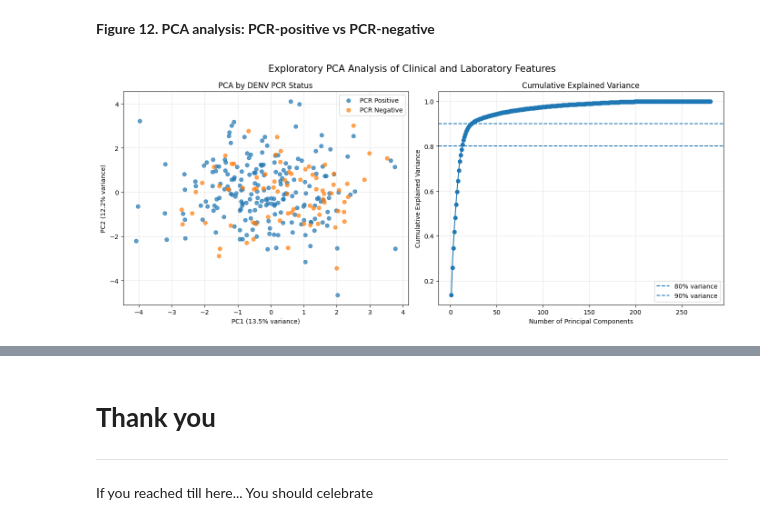
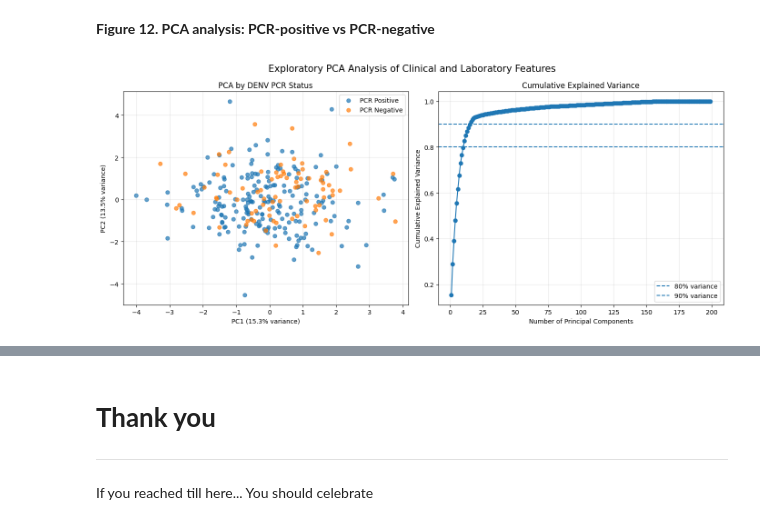
Before and after one commit to qaiserfatmi/Dengue, a Jupyter notebook: Dengue_ML_Analysis_New.ipynb, the cells around one changed output, grey strips where cells are left out. Saved outputs shown, nothing was run; the diff lists cells and outputs as text; code cells hidden in the pictures.

```diff
--- a/Dengue_ML_Analysis_New.ipynb
+++ b/Dengue_ML_Analysis_New.ipynb
@@ -293,14 +293,3 @@ PCR_positive
 Name: count, dtype: int64
 # %% [markdown]
 **Step 10 — Remove ID, date, sample, and administrative columns**
-# %%
-drop_keywords = ["id", "name", "mr", "file", "date", "sample", "n"]
-
-drop_cols = [
-    col for col in X.columns
-    if any(keyword in col.lower() for keyword in drop_keywords)
-]
-
-X = X.drop(columns=drop_cols, errors="ignore")
-
-print("Final X shape:", X.shape)
@@ -1036,8 +1029,47 @@ plt.show()
 # %% [markdown]
 **Figure 12. PCA analysis: PCR-positive vs PCR-negative**
 # %%
-# Transform features using the existing preprocessor
-X_processed = preprocessor.fit_transform(X_fixed)
+from sklearn.decomposition import PCA
+import matplotlib.pyplot as plt
+import pandas as pd
+import numpy as np
+
+# ---------------------------------------------------------
+# PCA-only dataset: remove study-design variables
+# ---------------------------------------------------------
+
+X_pca_clinical = X_fixed.drop(columns=["year", "aim"], errors="ignore")
+
+# Recreate numeric and categorical features for PCA dataset
+numeric_features_pca = X_pca_clinical.select_dtypes(
+    include=["int64", "float64"]
+).columns.tolist()
+
+categorical_features_pca = X_pca_clinical.select_dtypes(
+    include=["object", "category", "bool"]
+).columns.tolist()
+
+# Build PCA-specific preprocessor
+numeric_transformer_pca = Pipeline(steps=[
+    ("imputer", SimpleImputer(strategy="median")),
+    ("scaler", StandardScaler())
+])
+
+categorical_transformer_pca = Pipeline(steps=[
+    ("imputer", SimpleImputer(strategy="most_frequent")),
+    ("onehot", OneHotEncoder(handle_unknown="ignore", sparse_output=False))
+])
+
+preprocessor_pca = ColumnTransformer(
+    transformers=[
+        ("num", numeric_transformer_pca, numeric_features_pca),
+        ("cat", categorical_transformer_pca, categorical_features_pca)
+    ],
+    sparse_threshold=0
+)
+
+# Transform features
+X_processed = preprocessor_pca.fit_transform(X_pca_clinical)
 
 # PCA for 2D visualization
 pca_2d = PCA(n_components=2, random_state=42)
@@ -1050,7 +1082,7 @@ pca_full.fit(X_processed)
 explained_variance = pca_full.explained_variance_ratio_
 cumulative_variance = np.cumsum(explained_variance)
 
-# Create PCA dataframe
+# PCA dataframe
 pca_df = pd.DataFrame({
     "PC1": X_pca[:, 0],
     "PC2": X_pca[:, 1],
@@ -1060,10 +1092,13 @@ pca_df = pd.DataFrame({
     })
 })
 
-# Create 1 x 2 figure
+# ---------------------------------------------------------
+# Combined 1 x 2 PCA figure
+# ---------------------------------------------------------
+
 fig, axes = plt.subplots(1, 2, figsize=(14, 6))
 
-# Plot 1: PCA scatter plot
+# PCA scatter plot
 for status in pca_df["PCR_status"].unique():
     subset = pca_df[pca_df["PCR_status"] == status]
     axes[0].scatter(
@@ -1077,44 +1112,35 @@ axes[0].set_xlabel(
     f"PC1 ({pca_2d.explained_variance_ratio_[0]*100:.1f}% variance)"
 )
 axes[0].set_ylabel(
     f"PC2 ({pca_2d.explained_variance_ratio_[1]*100:.1f}% variance)"
 )
 axes[0].set_title("PCA by DENV PCR Status")
 axes[0].legend()
 axes[0].grid(alpha=0.3)
 
-# Plot 2: Cumulative variance
+# Cumulative explained variance plot
 axes[1].plot(
     range(1, len(cumulative_variance) + 1),
     cumulative_variance,
     marker="o"
 )
 
-axes[1].axhline(
-    y=0.80,
-    linestyle="--",
-    label="80% variance"
-)
-
-axes[1].axhline(
-    y=0.90,
-    linestyle="--",
-    label="90% variance"
-)
+axes[1].axhline(y=0.80, linestyle="--", label="80% variance")
+axes[1].axhline(y=0.90, linestyle="--", label="90% variance")
 
 axes[1].set_xlabel("Number of Principal Components")
 axes[1].set_ylabel("Cumulative Explained Variance")
 axes[1].set_title("Cumulative Explained Variance")
 axes[1].legend()
 axes[1].grid(alpha=0.3)
 
 plt.suptitle(
     "Exploratory PCA Analysis of Clinical and Laboratory Features",
     fontsize=15
 )
 
 plt.tight_layout()
 plt.show()
 # %% [output]
-[figure, old version]
+[figure, new version]
 # %%
```
Also changed, not shown: parts of 22 cells of this notebook.
